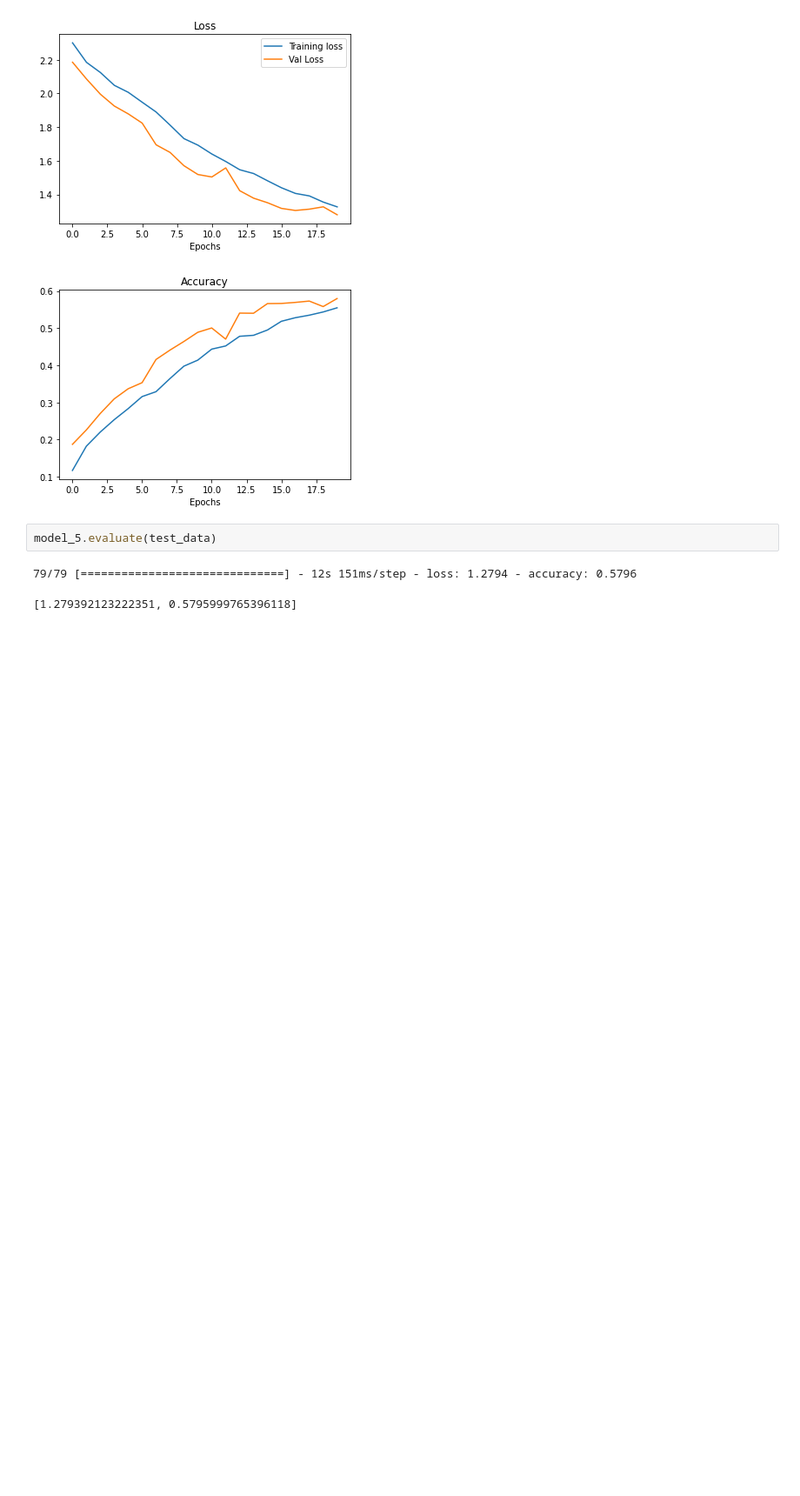
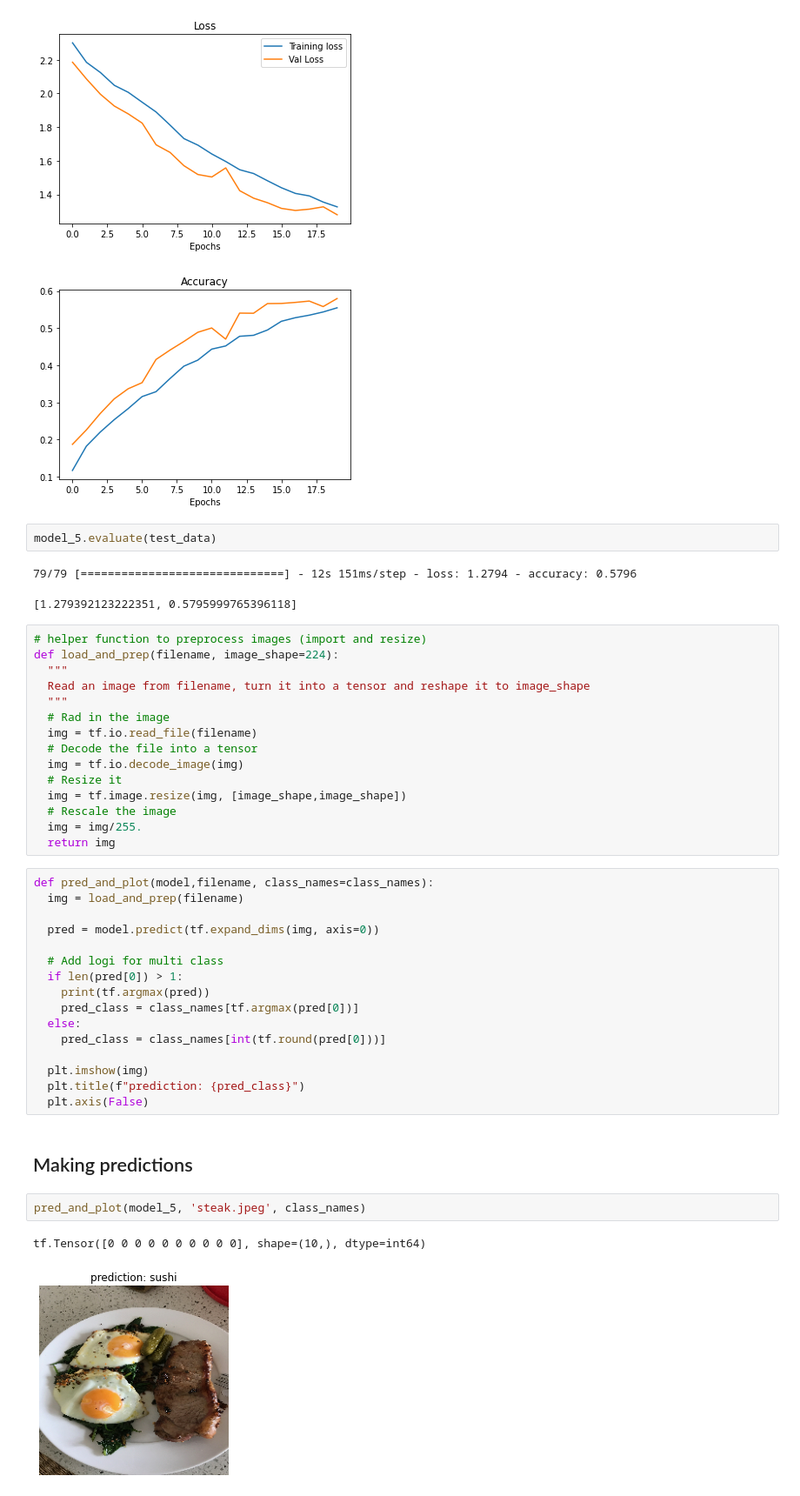
Before and after one commit to leogalbu/Colab_Notebook, a Jupyter notebook: Multiclass_Food_Classification.ipynb, the cells around one changed output. Shown at 87% size. Saved outputs shown, nothing was run; the diff lists cells and outputs as text; blank space fills up the shorter version.

```diff
--- a/Multiclass_Food_Classification.ipynb
+++ b/Multiclass_Food_Classification.ipynb
@@ -333,3 +333,41 @@ model_5.evaluate(test_data)
 # %% [output]
 79/79 [==============================] - 12s 151ms/step - loss: 1.2794 - accuracy: 0.5796
 [1.279392123222351, 0.5795999765396118]
+# %%
+# helper function to preprocess images (import and resize)
+def load_and_prep(filename, image_shape=224):
+  """
+  Read an image from filename, turn it into a tensor and reshape it to image_shape
+  """
+  # Rad in the image
+  img = tf.io.read_file(filename)
+  # Decode the file into a tensor
+  img = tf.io.decode_image(img)
+  # Resize it
+  img = tf.image.resize(img, [image_shape,image_shape])
+  # Rescale the image
+  img = img/255.
+  return img
+# %%
+def pred_and_plot(model,filename, class_names=class_names):
+  img = load_and_prep(filename)
+
+  pred = model.predict(tf.expand_dims(img, axis=0))
+
+  # Add logi for multi class
+  if len(pred[0]) > 1:
+    print(tf.argmax(pred))
+    pred_class = class_names[tf.argmax(pred[0])]
+  else:
+    pred_class = class_names[int(tf.round(pred[0]))]
+
+  plt.imshow(img)
+  plt.title(f"prediction: {pred_class}")
+  plt.axis(False)
+# %% [markdown]
+## Making predictions
+# %%
+pred_and_plot(model_5, 'steak.jpeg', class_names)
+# %% [output]
+tf.Tensor([0 0 0 0 0 0 0 0 0 0], shape=(10,), dtype=int64)
+[figure, added]
```
